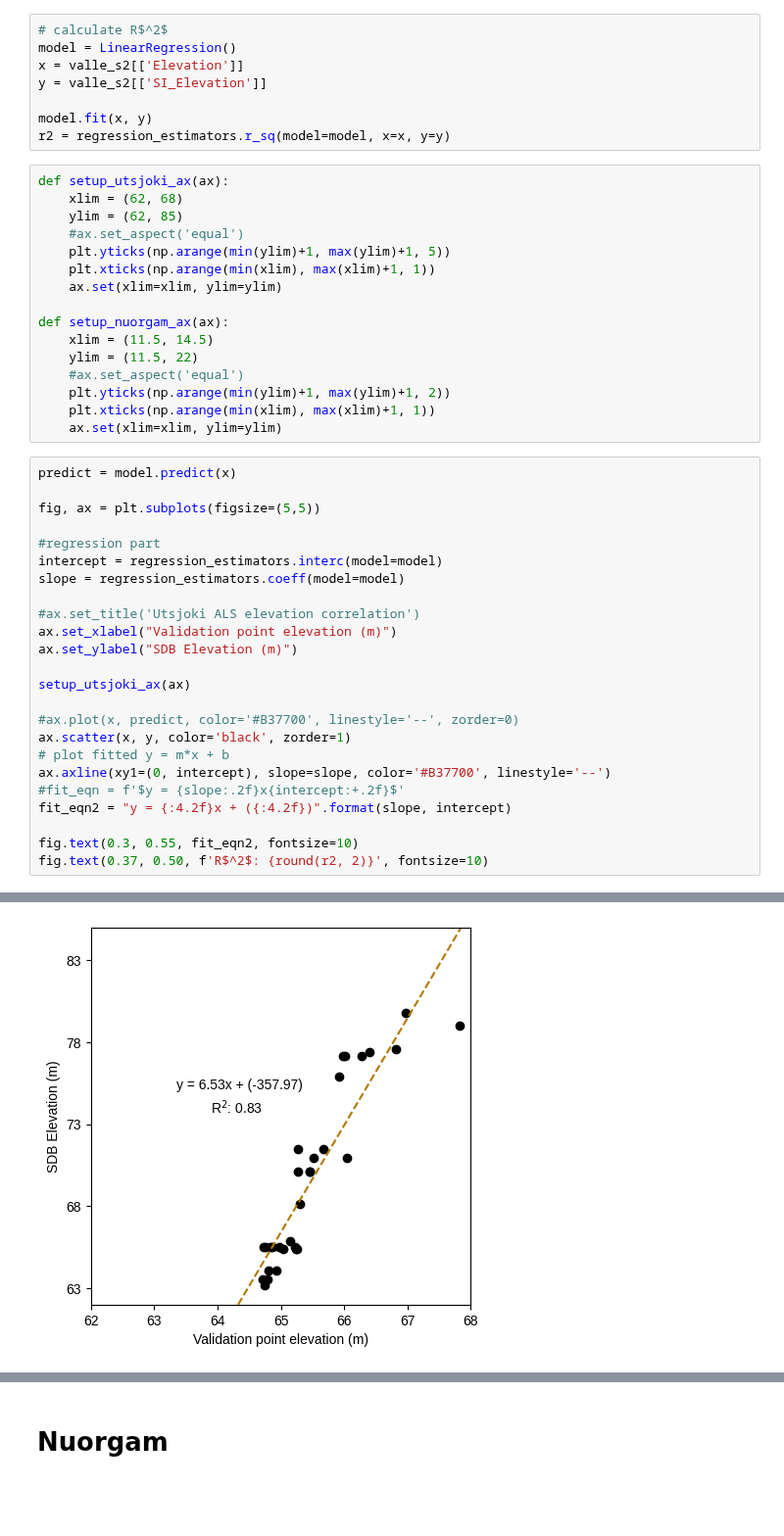
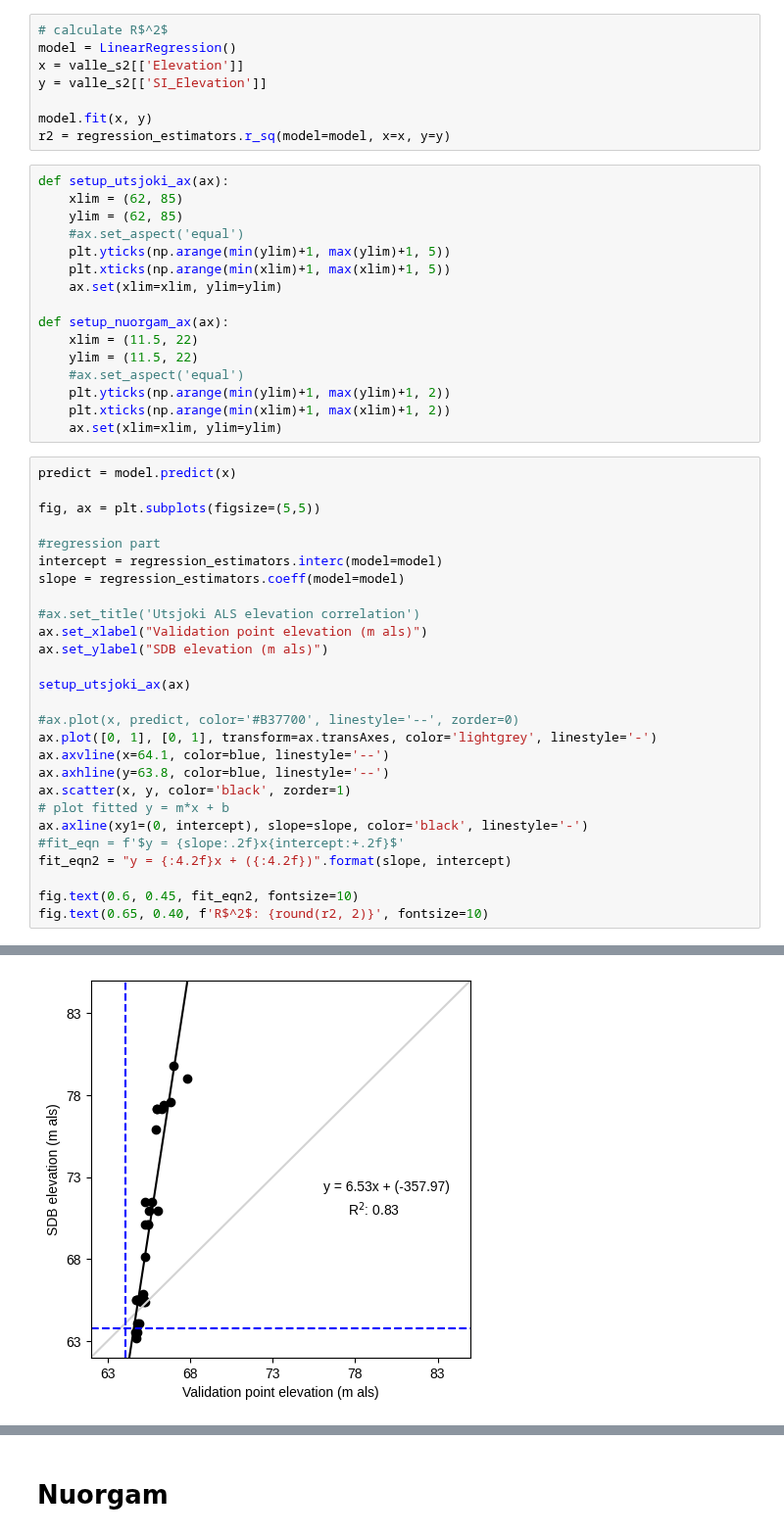
Before and after one commit to susannakukka/bathymetric-model-analysis, a Jupyter notebook: notebooks/error_assessments_and_model_correlations.ipynb, the cells around one changed output, grey strips where cells are left out. Shown at 98% size. Cells and saved outputs as stored; diff of their text form; blank space fills up the shorter version.

```diff
--- a/notebooks/error_assessments_and_model_correlations.ipynb
+++ b/notebooks/error_assessments_and_model_correlations.ipynb
@@ -217,19 +217,19 @@ model.fit(x, y)
 r2 = regression_estimators.r_sq(model=model, x=x, y=y)
 # %%
 def setup_utsjoki_ax(ax):
-    xlim = (62, 68)
+    xlim = (62, 85)
     ylim = (62, 85)
     #ax.set_aspect('equal')
     plt.yticks(np.arange(min(ylim)+1, max(ylim)+1, 5))
-    plt.xticks(np.arange(min(xlim), max(xlim)+1, 1))
+    plt.xticks(np.arange(min(xlim)+1, max(xlim)+1, 5))
     ax.set(xlim=xlim, ylim=ylim)
 
 def setup_nuorgam_ax(ax):
-    xlim = (11.5, 14.5)
+    xlim = (11.5, 22)
     ylim = (11.5, 22)
     #ax.set_aspect('equal')
     plt.yticks(np.arange(min(ylim)+1, max(ylim)+1, 2))
-    plt.xticks(np.arange(min(xlim), max(xlim)+1, 1))
+    plt.xticks(np.arange(min(xlim)+1, max(xlim)+1, 2))
     ax.set(xlim=xlim, ylim=ylim)
 # %%
 predict = model.predict(x)
@@ -241,18 +241,21 @@ intercept = regression_estimators.interc(model=model)
 slope = regression_estimators.coeff(model=model)
 
 #ax.set_title('Utsjoki ALS elevation correlation')
-ax.set_xlabel("Validation point elevation (m)")
-ax.set_ylabel("SDB Elevation (m)")
+ax.set_xlabel("Validation point elevation (m als)")
+ax.set_ylabel("SDB elevation (m als)")
 
 setup_utsjoki_ax(ax)
 
 #ax.plot(x, predict, color='#B37700', linestyle='--', zorder=0)
+ax.plot([0, 1], [0, 1], transform=ax.transAxes, color='lightgrey', linestyle='-')
+ax.axvline(x=64.1, color=blue, linestyle='--')
+ax.axhline(y=63.8, color=blue, linestyle='--')
 ax.scatter(x, y, color='black', zorder=1)
 # plot fitted y = m*x + b
-ax.axline(xy1=(0, intercept), slope=slope, color='#B37700', linestyle='--')
+ax.axline(xy1=(0, intercept), slope=slope, color='black', linestyle='-')
 #fit_eqn = f'$y = {slope:.2f}x{intercept:+.2f}$'
 fit_eqn2 = "y = {:4.2f}x + ({:4.2f})".format(slope, intercept)
 
-fig.text(0.3, 0.55, fit_eqn2, fontsize=10)
-fig.text(0.37, 0.50, f'R$^2$: {round(r2, 2)}', fontsize=10)
+fig.text(0.6, 0.45, fit_eqn2, fontsize=10)
+fig.text(0.65, 0.40, f'R$^2$: {round(r2, 2)}', fontsize=10)
 # %% [output]
@@ -260,3 +263,3 @@ Text(0.37, 0.5, 'R$^2$: 0.83')
-[figure, old version]
+[figure, new version]
 # %%
 # save as png
```
Also changed, not shown: parts of 25 cells of this notebook, 20 other files.
